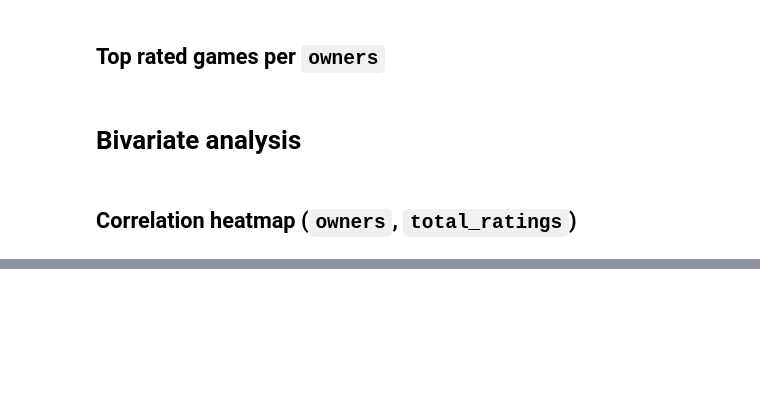
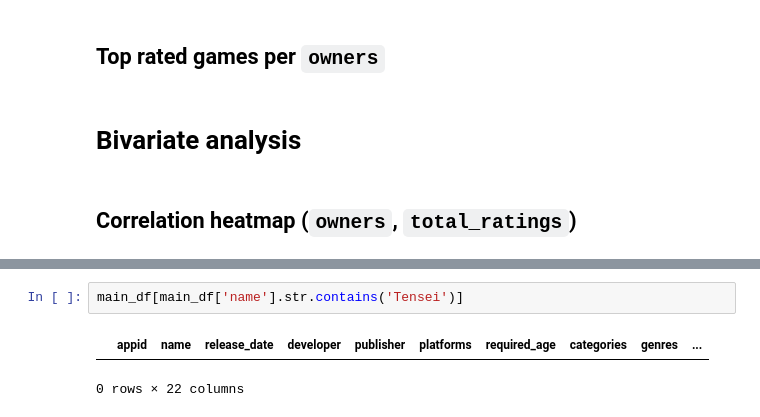
Before and after one commit to jamwung/eda-steam, a Jupyter notebook: steam_eda.ipynb, the cells around one changed output, grey strips where cells are left out. Drawn from its saved outputs; the diff is of its cells as text; blank space fills up the shorter version.

```diff
--- a/steam_eda.ipynb
+++ b/steam_eda.ipynb
@@ -926,0 +899,5 @@ h_rated_by_owners[4].sort_values(['ratings', 'total_ratings'], ascending=False)
+# %%
+main_df[main_df['name'].str.contains('Tensei')]
+# %% [output]
+|  | appid | name | release_date | developer | publisher | platforms | required_age | categories | genres | ... |
+0 rows × 22 columns
```
Also changed, not shown: parts of 26 cells of this notebook, 1 other file.
